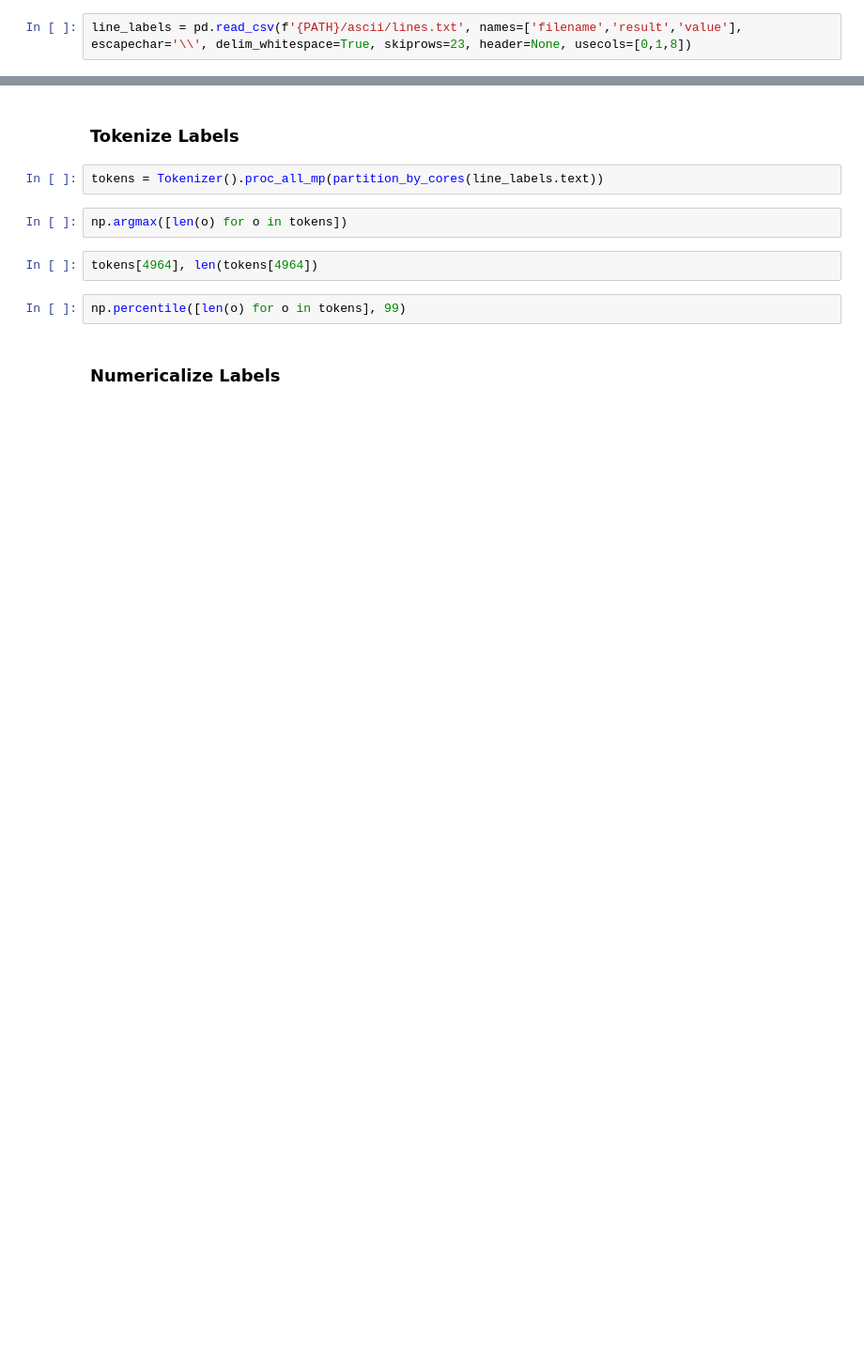
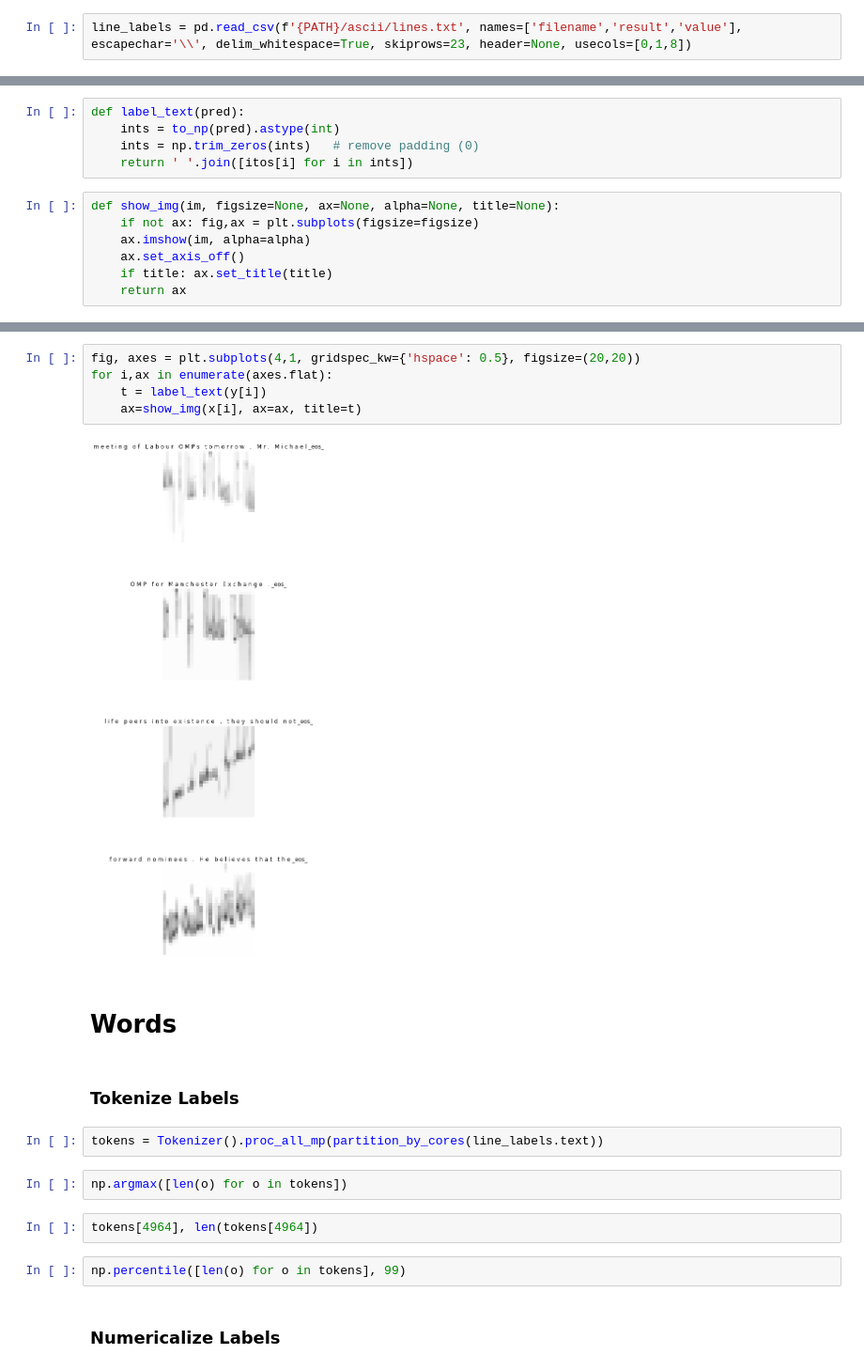
Before and after one commit to ahs8w/Handwriting, a Jupyter notebook: OCR-lines.ipynb, the cells around one changed output, grey strips where cells are left out. Shown: that part at 94% size. Cells and saved outputs as stored; diff of their text form; blank space fills up the shorter version.

Commit message:
changes; add multi word synthetic notebook

```diff
--- a/OCR-lines.ipynb
+++ b/OCR-lines.ipynb
@@ -49,0 +205,12 @@ line_labels.tail()
+# %%
+def label_text(pred):
+    ints = to_np(pred).astype(int)
+    ints = np.trim_zeros(ints)   # remove padding (0)
+    return ' '.join([itos[i] for i in ints])
+# %%
+def show_img(im, figsize=None, ax=None, alpha=None, title=None):
+    if not ax: fig,ax = plt.subplots(figsize=figsize)
+    ax.imshow(im, alpha=alpha)
+    ax.set_axis_off()
+    if title: ax.set_title(title)
+    return ax
@@ -50,3 +222,12 @@ line_labels.tail()
+# %%
+fig, axes = plt.subplots(4,1, gridspec_kw={'hspace': 0.5}, figsize=(20,20))
+for i,ax in enumerate(axes.flat):
+    t = label_text(y[i])
+    ax=show_img(x[i], ax=ax, title=t)
+# %% [output]
+[figure, added]
+# %% [markdown]
+# Words
 # %% [markdown]
 ### Tokenize Labels
 # %%
```
Also changed, not shown: parts of 41 cells of this notebook, 2 other files.
